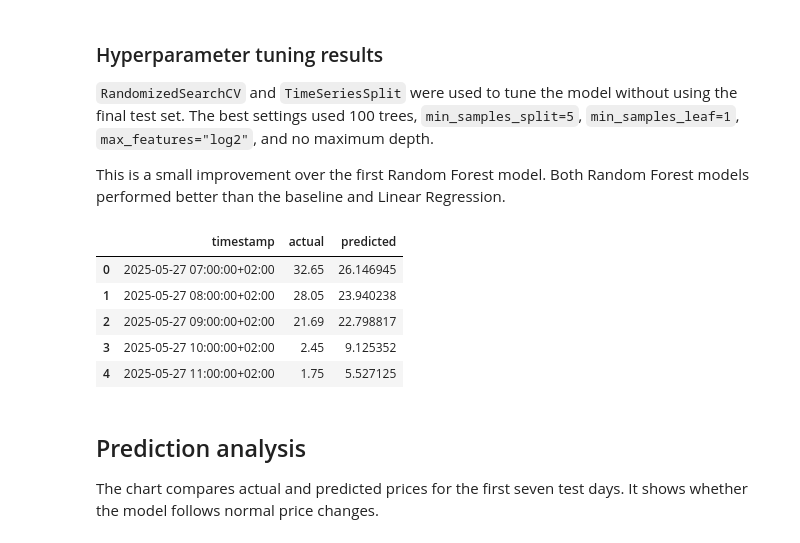
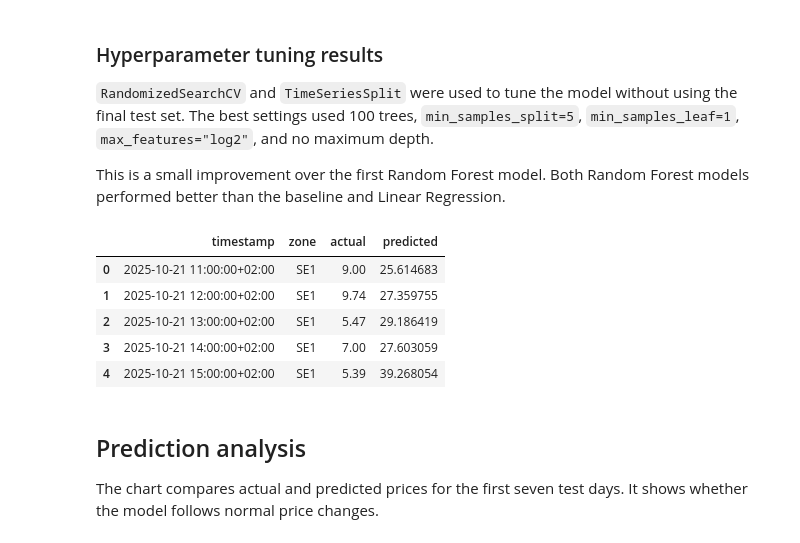
Before and after one commit to Grevendev/Predictor, a Jupyter notebook: models/linear_regression_vs_random_forest.ipynb, the cells around one changed output. Cells and saved outputs as stored; diff of their text form; code cells hidden in the pictures.

```diff
--- a/models/linear_regression_vs_random_forest.ipynb
+++ b/models/linear_regression_vs_random_forest.ipynb
@@ -250,6 +271,25 @@ The model performs much better on training data than on test data. This suggests
 
 Tuning may help the model perform better on new data.
 # %%
-# Use expanding time-series folds so validation always follows training data.
-tscv = TimeSeriesSplit(n_splits=5)
+# Create time-series folds based on unique timestamps,
+# keeping all price zones from the same hour together.
+train_timestamps = df.loc[train_mask, "timestamp"].sort_values().unique()
+
+tscv_time = TimeSeriesSplit(n_splits=5)
+
+tscv = []
+
+for train_time_idx, val_time_idx in tscv_time.split(train_timestamps):
+    fold_train_times = train_timestamps[train_time_idx]
+    fold_val_times = train_timestamps[val_time_idx]
+
+    fold_train_idx = np.where(
+        df.loc[train_mask, "timestamp"].isin(fold_train_times)
+    )[0]
+
+    fold_val_idx = np.where(
+        df.loc[train_mask, "timestamp"].isin(fold_val_times)
+    )[0]
+
+    tscv.append((fold_train_idx, fold_val_idx))
 # %%
@@ -395,21 +442,37 @@ Tuned Random Forest R²:   0.479
 
 This is a small improvement over the first Random Forest model. Both Random Forest models performed better than the baseline and Linear Regression.
 # %%
-# Combine test timestamps, actual values, and tuned-model predictions.
+# Reconstruct the price zone from the one-hot encoded features.
+zones = np.select(
+    [
+        X_test["zone_SE2"] == 1,
+        X_test["zone_SE3"] == 1,
+        X_test["zone_SE4"] == 1
+    ],
+    [
+        "SE2",
+        "SE3",
+        "SE4"
+    ],
+    default="SE1"
+)
+
+# Combine test timestamps, zones, actual values, and predictions.
 results = pd.DataFrame({
     "timestamp": df.loc[X_test.index, "timestamp_local"].reset_index(drop=True),
+    "zone": zones,
     "actual": y_test.reset_index(drop=True),
     "predicted": tuned_rf_predictions
 })
 
 results.head()
 # %% [output]
-|  | timestamp | actual | predicted |
-| 0 | 2025-05-27 07:00:00+02:00 | 32.65 | 26.146945 |
-| 1 | 2025-05-27 08:00:00+02:00 | 28.05 | 23.940238 |
-| 2 | 2025-05-27 09:00:00+02:00 | 21.69 | 22.798817 |
-| 3 | 2025-05-27 10:00:00+02:00 | 2.45 | 9.125352 |
-| 4 | 2025-05-27 11:00:00+02:00 | 1.75 | 5.527125 |
+|  | timestamp | zone | actual | predicted |
+| 0 | 2025-10-21 11:00:00+02:00 | SE1 | 9.00 | 25.614683 |
+| 1 | 2025-10-21 12:00:00+02:00 | SE1 | 9.74 | 27.359755 |
+| 2 | 2025-10-21 13:00:00+02:00 | SE1 | 5.47 | 29.186419 |
+| 3 | 2025-10-21 14:00:00+02:00 | SE1 | 7.00 | 27.603059 |
+| 4 | 2025-10-21 15:00:00+02:00 | SE1 | 5.39 | 39.268054 |
 # %% [markdown]
 ## Prediction analysis
 
```
Also changed, not shown: parts of 31 cells of this notebook, 2 other files.
